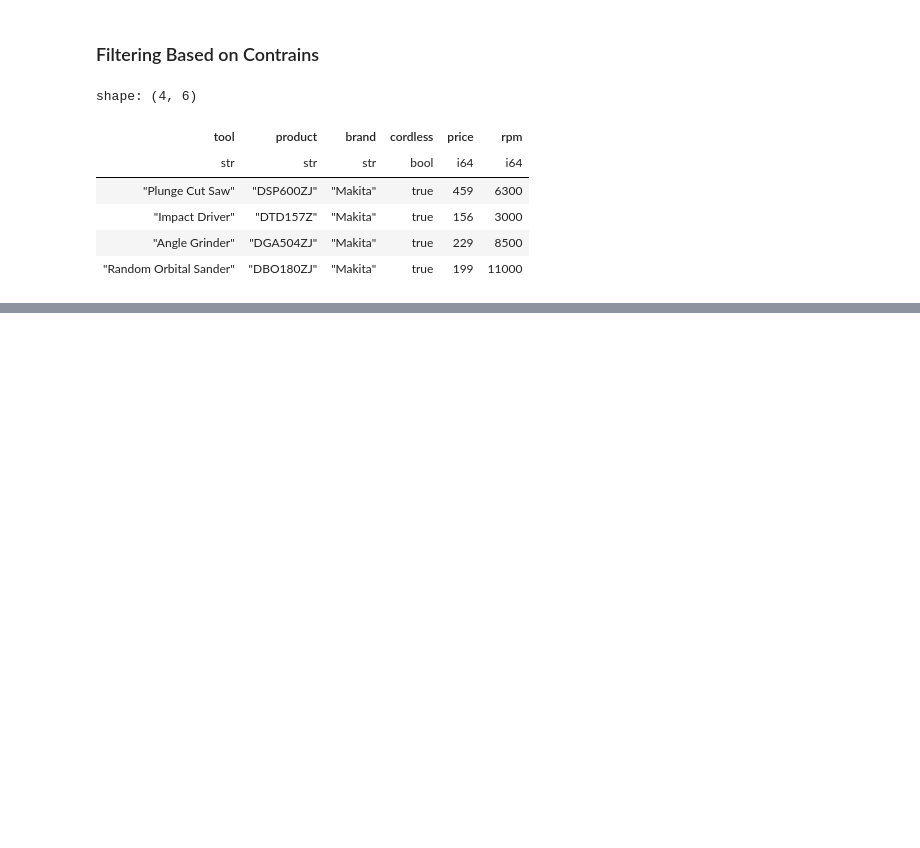
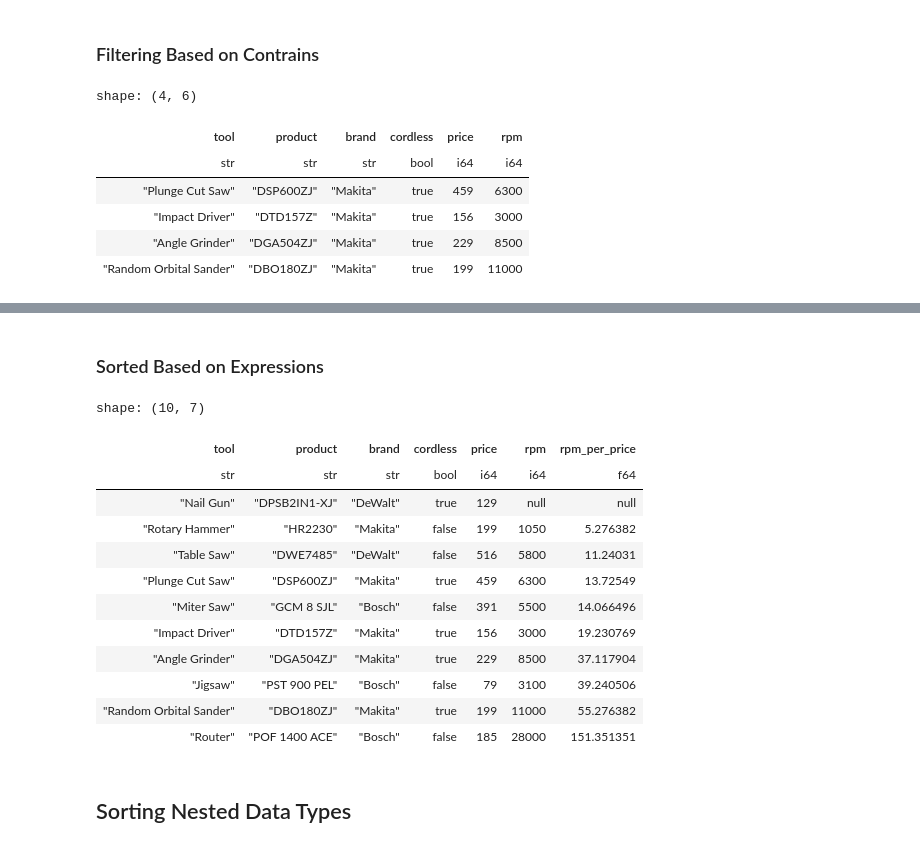
Before and after one commit to Sechi42/Polars, a Jupyter notebook: Chapter_11/Notebook_11.ipynb, the cells around one changed output, grey strips where cells are left out. Saved outputs shown, nothing was run; the diff lists cells and outputs as text; code cells hidden in the pictures; blank space fills up the shorter version.

Commit message:
Feat: Notebook sobre slicing, filtrado por nulos, por otros mappings de columnas con otro dataframe, por nulos etc.

```diff
--- a/Chapter_11/Notebook_11.ipynb
+++ b/Chapter_11/Notebook_11.ipynb
@@ -81,0 +86,2 @@ shape: (4, 6)
+# %%
+tools.sort("price")
@@ -81,0 +113,2 @@ shape: (4, 6)
+# %%
+tools.sort("price", descending=True).head(3)
@@ -81,0 +124,2 @@ shape: (4, 6)
+# %%
+tools.sort("brand", "price")
@@ -81,0 +140,2 @@ shape: (4, 6)
+# %%
+tools.sort("brand", "price", descending=[False, True])
@@ -81,0 +156,22 @@ shape: (4, 6)
+# %% [markdown]
+### Sorted Based on Expressions
+# %%
+tools.with_columns(
+    (pl.col("rpm") / pl.col("price")).alias("rpm_per_price")
+    ).sort(pl.col("rpm") / pl.col("price"))
+# %% [output]
+shape: (10, 7)
+| tool | product | brand | cordless | price | rpm | rpm_per_price |
+| str | str | str | bool | i64 | i64 | f64 |
+| "Nail Gun" | "DPSB2IN1-XJ" | "DeWalt" | true | 129 | null | null |
+| "Rotary Hammer" | "HR2230" | "Makita" | false | 199 | 1050 | 5.276382 |
+| "Table Saw" | "DWE7485" | "DeWalt" | false | 516 | 5800 | 11.24031 |
+| "Plunge Cut Saw" | "DSP600ZJ" | "Makita" | true | 459 | 6300 | 13.72549 |
+| "Miter Saw" | "GCM 8 SJL" | "Bosch" | false | 391 | 5500 | 14.066496 |
+| "Impact Driver" | "DTD157Z" | "Makita" | true | 156 | 3000 | 19.230769 |
+| "Angle Grinder" | "DGA504ZJ" | "Makita" | true | 229 | 8500 | 37.117904 |
+| "Jigsaw" | "PST 900 PEL" | "Bosch" | false | 79 | 3100 | 39.240506 |
+| "Random Orbital Sander" | "DBO180ZJ" | "Makita" | true | 199 | 11000 | 55.276382 |
+| "Router" | "POF 1400 ACE" | "Bosch" | false | 185 | 28000 | 151.351351 |
+# %% [markdown]
+## Sorting Nested Data Types
```
Also changed, not shown: parts of 27 cells of this notebook.
